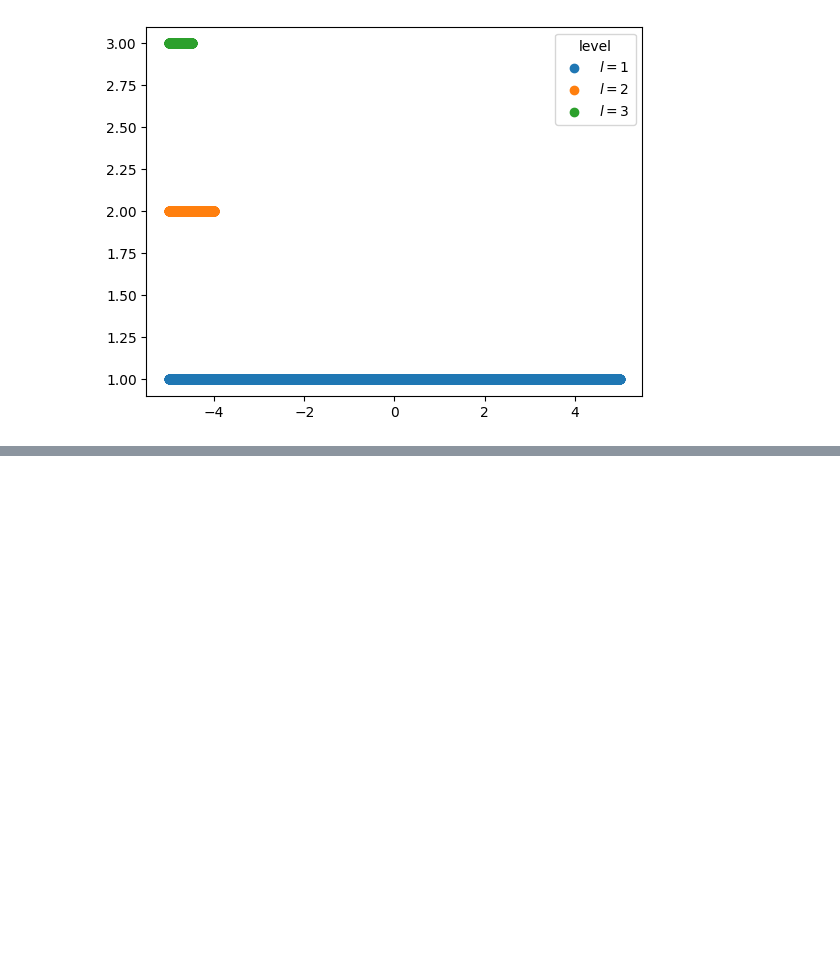
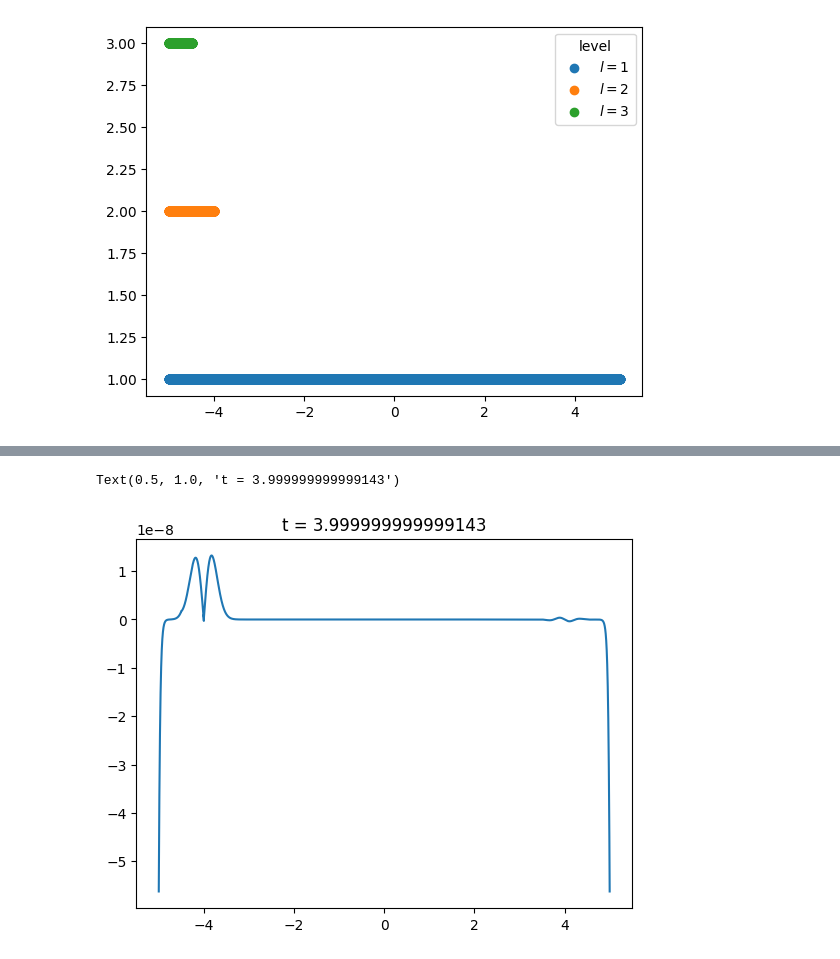
Before and after one commit to AuroraDysis/FixedMeshRefinement.jl, a Jupyter notebook: examples/wave/plot.ipynb, the cells around one changed output, grey strips where cells are left out. Saved outputs shown, nothing was run; the diff lists cells and outputs as text; code cells hidden in the pictures; blank space fills up the shorter version.

Commit message:
add merge

```diff
--- a/examples/wave/plot.ipynb
+++ b/examples/wave/plot.ipynb
@@ -83,0 +84,21 @@ Text(0.5, 1.0, 't = 7.000000000002809')
+# %%
+merged_state = file['merged_state']
+
+t = merged_state['t'][()]
+x = merged_state["x"][()]
+t_target = 4
+tidx = np.argmin(np.abs(t - t_target))
+
+fig, ax = plt.subplots()
+
+linestyles = ["-", "--", "-.", ":"]
+
+state = merged_state["psi"][tidx, :]
+state_true = gaussian(x, t_target)
+
+ax.plot(x, state - state_true)
+
+ax.set_title(f"t = {t[tidx]}")
+# %% [output]
+Text(0.5, 1.0, 't = 3.999999999999143')
+[figure, added]
```
Also changed, not shown: parts of 3 cells of this notebook, 5 other files.
